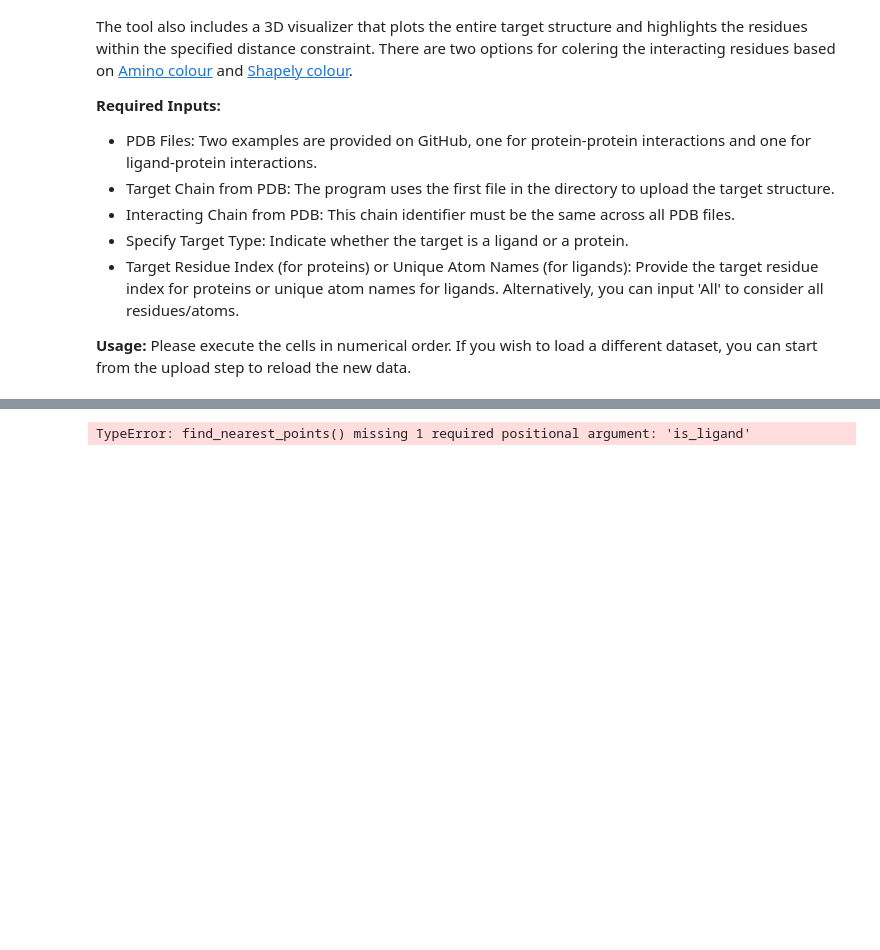
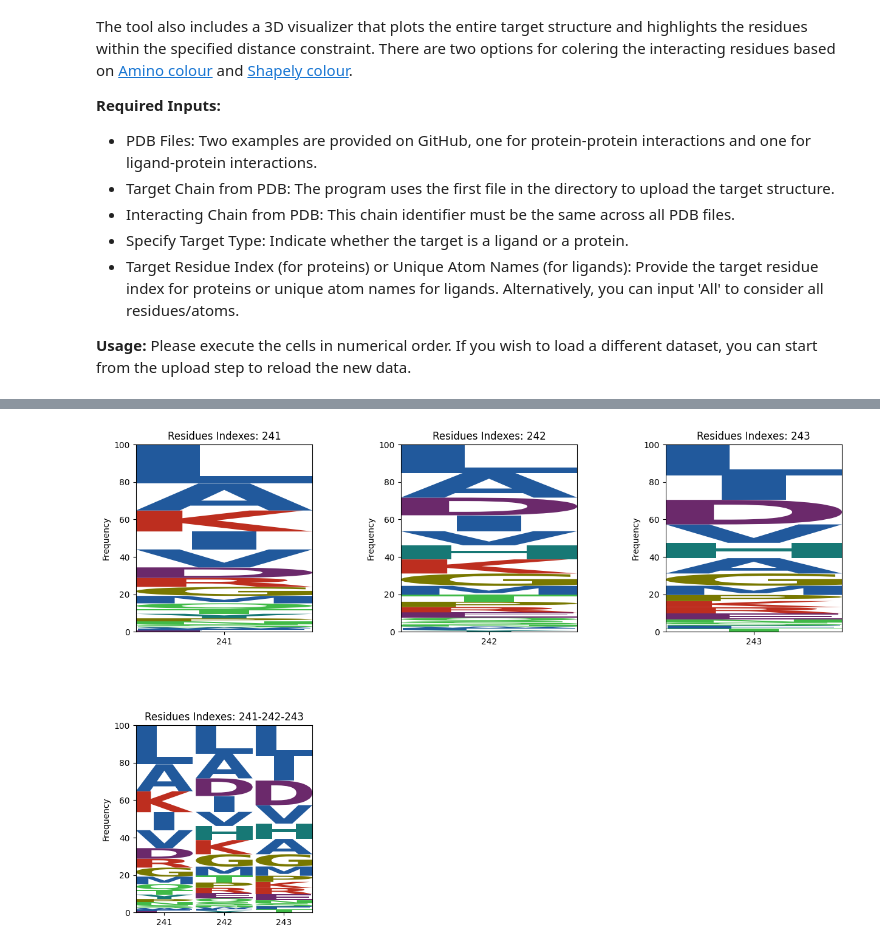
Before and after one commit to DanielP520/sequence_logo_project, a Jupyter notebook: LogoMaker.ipynb, the cells around one changed output, grey strips where cells are left out. Saved outputs shown, nothing was run; the diff lists cells and outputs as text; code cells hidden in the pictures; blank space fills up the shorter version.

```diff
--- a/LogoMaker.ipynb
+++ b/LogoMaker.ipynb
@@ -60,12 +60,12 @@ def extract_file(archive_path, output_folder):
     else:
         print(f"{archive_path} is not a zip file")
 
-uploaded_data_set = False #@param {type:"boolean"}
+uploaded_data_set = True #@param {type:"boolean"}
 protein_protein_example_data = False  #@param {type:"boolean"}
-protein_ligand_example_data = True  #@param {type:"boolean"}
+protein_ligand_example_data = False  #@param {type:"boolean"}
 if uploaded_data_set:
   zip_files = glob.glob("temp/" +"*.zip")
-  files = zip_files + tar_files + rar_files
+  files = zip_files
   pdb_files =[]
   for zip in files:
       extract_file(zip, "temp")
@@ -73,7 +73,7 @@ if uploaded_data_set:
       pdb_files +=  glob.glob(zip + "/*.pdb")
 
 elif protein_ligand_example_data:
-  pdb_files = glob.glob("Ligand_Example/" + "*.pdb")
+  pdb_files = glob.glob("Ligand Example/" + "*.pdb")
 elif protein_protein_example_data:
     pdb_files = glob.glob("Protein_Example/" + "*.pdb")
 # %%
@@ -86,10 +86,10 @@ elif protein_protein_example_data:
 #@markdown **Example usage:**
 #@markdown - For protein example use B for target chain and A for binding chain.
 #@markdown - For ligand example use Z for target chain and B for binding chain. Use is_ligand function
-target_chain = "Z"#@param {type:"string"}
-binding_chain = "B"#@param {type:"string"}
+target_chain = "B"#@param {type:"string"}
+binding_chain = "A"#@param {type:"string"}
 to_plot = "all"#@param {type:"string"}
-is_ligand = True #@param {type:"boolean"}
+is_ligand = False #@param {type:"boolean"}
 
 if to_plot == "all":
   plot_list = "all"
@@ -112,5 +109,18 @@ TypeError: ignored
+# %%
+#@title #5. Select residues or atoms to generate sequence logos.
+#@markdown Enter the residue number or carbon names to graph and separated by a commas.
+#@markdown
+#@markdown If there are no residues within the given range, next cell will not execute.
+sequence_logo_targets = "241,242,243"#@param {type:"string"}
+
+if is_ligand:
+  plot_list = [str(x) for x in sequence_logo_targets.split(",")]
+else:
+  plot_list =[int(x) for x in sequence_logo_targets.split(",")]
 # %%
+#@title #6.  Generate sequence logos
+download = "False" #@param{type:"boolean"}
 %matplotlib inline
-sequence_logo_main.sequence_logos(df_target,df_binder, ['C7',"C8"], True)
+sequence_logo_main.sequence_logos(df_target,df_binder, plot_list, is_ligand, download)
 # %% [output]
-TypeError: find_nearest_points() missing 1 required positional argument: 'is_ligand'
+[figure, added]
```
Also changed, not shown: parts of 2 cells of this notebook.
